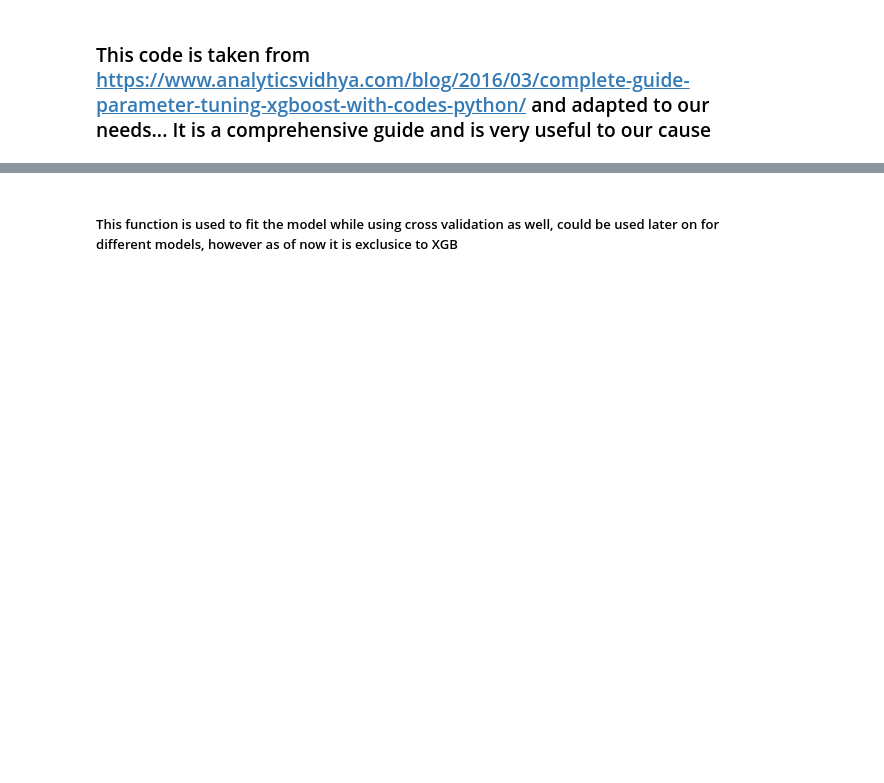
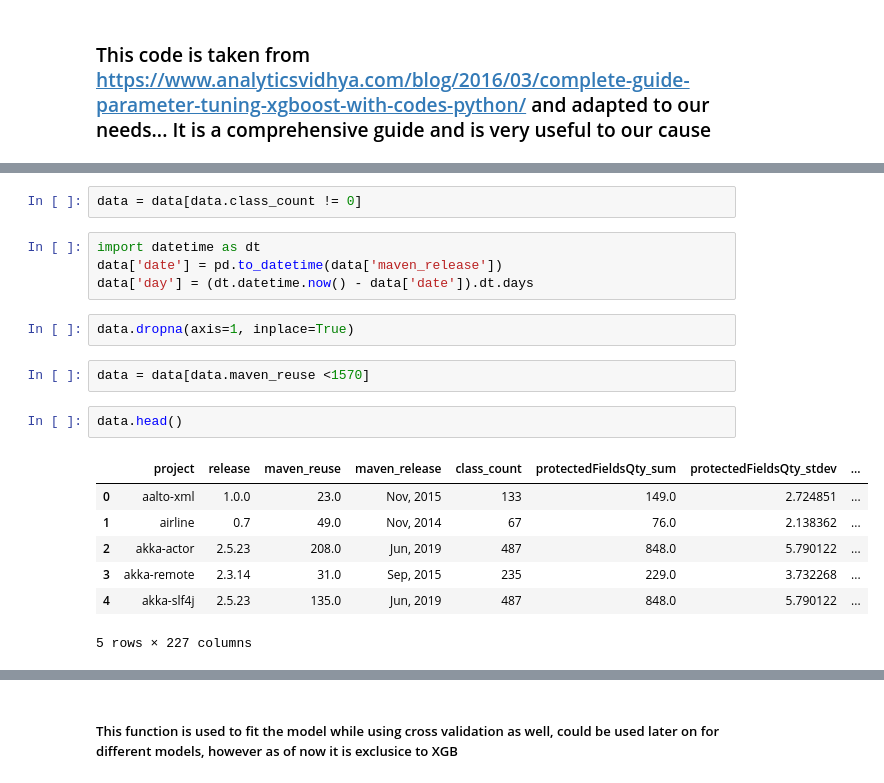
Before and after one commit to reusability/research, a Jupyter notebook: XGBoost_GT_3.ipynb, the cells around one changed output, grey strips where cells are left out. Cells and saved outputs as stored; diff of their text form; blank space fills up the shorter version.

```diff
--- a/XGBoost_GT_3.ipynb
+++ b/XGBoost_GT_3.ipynb
@@ -49,0 +32,20 @@ Name: release, Length: 270, dtype: object
+# %%
+data = data[data.class_count != 0]
+# %%
+import datetime as dt
+data['date'] = pd.to_datetime(data['maven_release'])
+data['day'] = (dt.datetime.now() - data['date']).dt.days
+# %%
+data.dropna(axis=1, inplace=True)
+# %%
+data = data[data.maven_reuse <1570]
+# %%
+data.head()
+# %% [output]
+|  | project | release | maven_reuse | maven_release | class_count | protectedFieldsQty_sum | protectedFieldsQty_stdev | ... |
+| 0 | aalto-xml | 1.0.0 | 23.0 | Nov, 2015 | 133 | 149.0 | 2.724851 | ... |
+| 1 | airline | 0.7 | 49.0 | Nov, 2014 | 67 | 76.0 | 2.138362 | ... |
+| 2 | akka-actor | 2.5.23 | 208.0 | Jun, 2019 | 487 | 848.0 | 5.790122 | ... |
+| 3 | akka-remote | 2.3.14 | 31.0 | Sep, 2015 | 235 | 229.0 | 3.732268 | ... |
+| 4 | akka-slf4j | 2.5.23 | 135.0 | Jun, 2019 | 487 | 848.0 | 5.790122 | ... |
+5 rows × 227 columns
```
Also changed, not shown: parts of 46 cells of this notebook, 2 other files.
